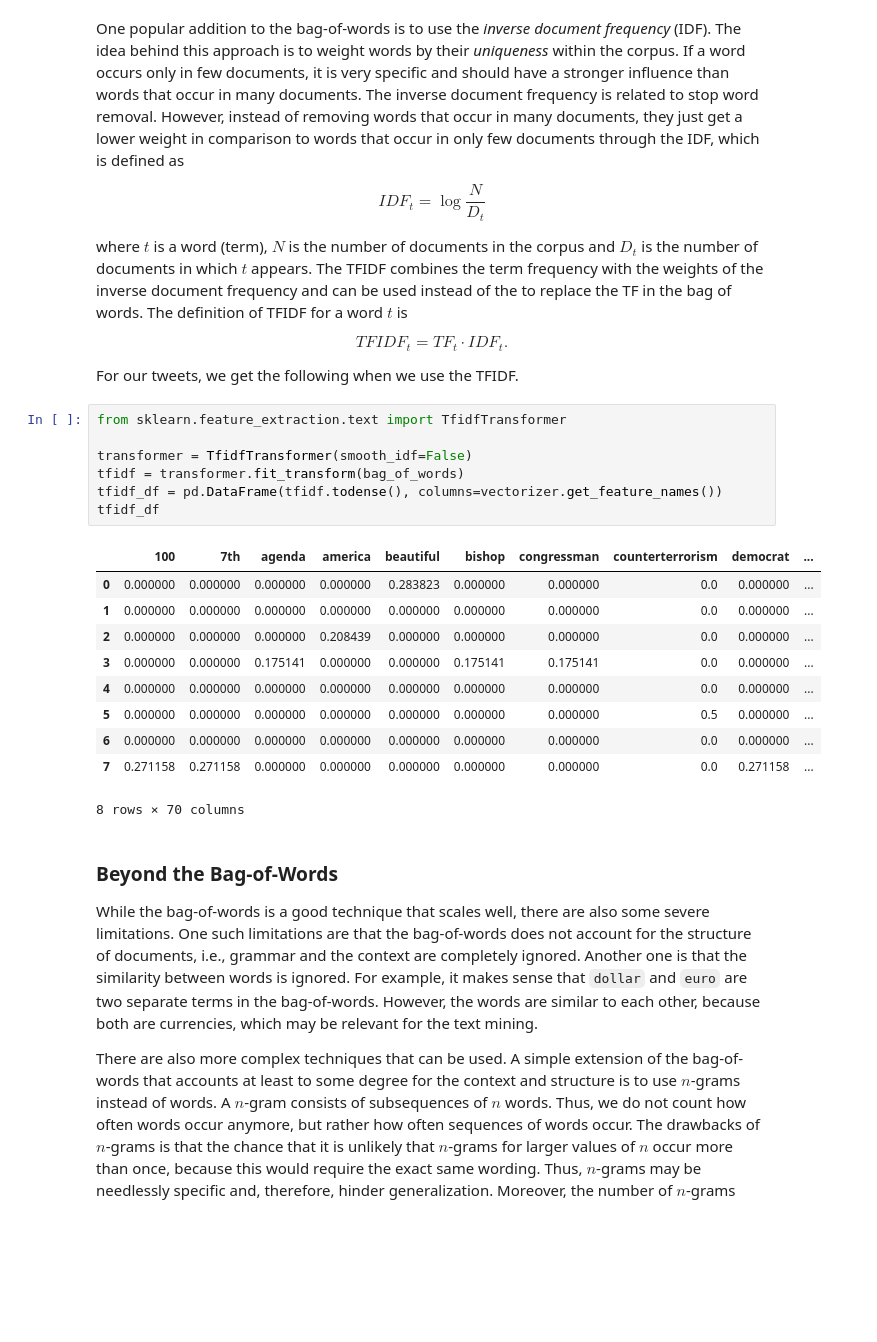
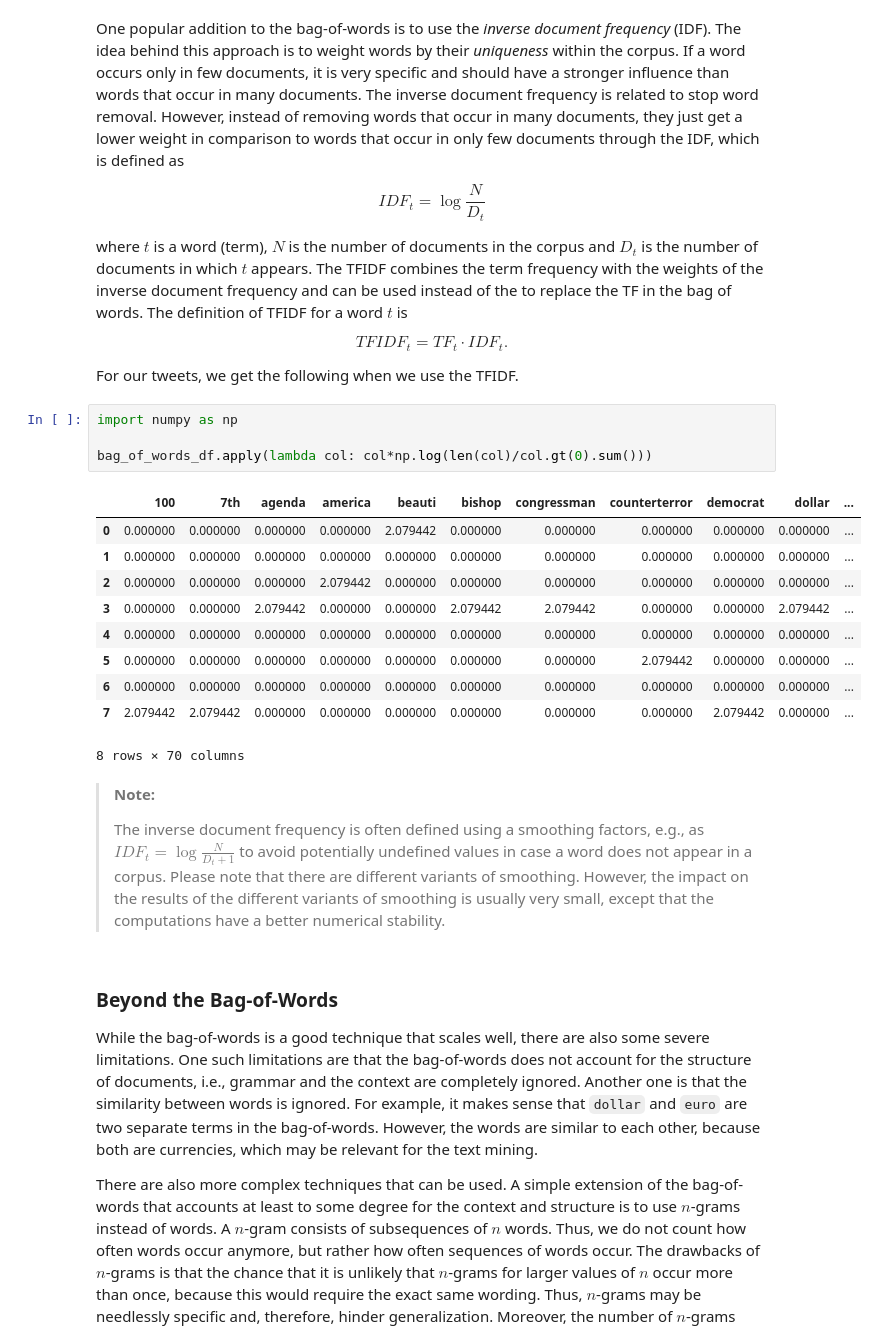
Before and after one commit to sherbold/intro-to-data-science, a Jupyter notebook: content/10_Text-Mining.ipynb, the cells around one changed output. Saved outputs shown, nothing was run; the diff lists cells and outputs as text; blank space fills up the shorter version.

Commit message:
tfidf now without sklearn

```diff
--- a/content/10_Text-Mining.ipynb
+++ b/content/10_Text-Mining.ipynb
@@ -358,24 +356,25 @@ where $t$ is a word (term), $N$ is the number of documents in the corpus and $D_
 $$TFIDF_t = TF_t \cdot IDF_t.$$
 
 For our tweets, we get the following when we use the TFIDF.
-# %%
-from sklearn.feature_extraction.text import TfidfTransformer
-
-transformer = TfidfTransformer(smooth_idf=False)
-tfidf = transformer.fit_transform(bag_of_words)
-tfidf_df = pd.DataFrame(tfidf.todense(), columns=vectorizer.get_feature_names())
-tfidf_df
-# %% [output]
-|  | 100 | 7th | agenda | america | beautiful | bishop | congressman | counterterrorism | democrat | ... |
-| 0 | 0.000000 | 0.000000 | 0.000000 | 0.000000 | 0.283823 | 0.000000 | 0.000000 | 0.0 | 0.000000 | ... |
-| 1 | 0.000000 | 0.000000 | 0.000000 | 0.000000 | 0.000000 | 0.000000 | 0.000000 | 0.0 | 0.000000 | ... |
-| 2 | 0.000000 | 0.000000 | 0.000000 | 0.208439 | 0.000000 | 0.000000 | 0.000000 | 0.0 | 0.000000 | ... |
-| 3 | 0.000000 | 0.000000 | 0.175141 | 0.000000 | 0.000000 | 0.175141 | 0.175141 | 0.0 | 0.000000 | ... |
-| 4 | 0.000000 | 0.000000 | 0.000000 | 0.000000 | 0.000000 | 0.000000 | 0.000000 | 0.0 | 0.000000 | ... |
-| 5 | 0.000000 | 0.000000 | 0.000000 | 0.000000 | 0.000000 | 0.000000 | 0.000000 | 0.5 | 0.000000 | ... |
-| 6 | 0.000000 | 0.000000 | 0.000000 | 0.000000 | 0.000000 | 0.000000 | 0.000000 | 0.0 | 0.000000 | ... |
-| 7 | 0.271158 | 0.271158 | 0.000000 | 0.000000 | 0.000000 | 0.000000 | 0.000000 | 0.0 | 0.271158 | ... |
-8 rows × 70 columns
+# %%
+import numpy as np
+
+bag_of_words_df.apply(lambda col: col*np.log(len(col)/col.gt(0).sum()))
+# %% [output]
+|  | 100 | 7th | agenda | america | beauti | bishop | congressman | counterterror | democrat | dollar | ... |
+| 0 | 0.000000 | 0.000000 | 0.000000 | 0.000000 | 2.079442 | 0.000000 | 0.000000 | 0.000000 | 0.000000 | 0.000000 | ... |
+| 1 | 0.000000 | 0.000000 | 0.000000 | 0.000000 | 0.000000 | 0.000000 | 0.000000 | 0.000000 | 0.000000 | 0.000000 | ... |
+| 2 | 0.000000 | 0.000000 | 0.000000 | 2.079442 | 0.000000 | 0.000000 | 0.000000 | 0.000000 | 0.000000 | 0.000000 | ... |
+| 3 | 0.000000 | 0.000000 | 2.079442 | 0.000000 | 0.000000 | 2.079442 | 2.079442 | 0.000000 | 0.000000 | 2.079442 | ... |
+| 4 | 0.000000 | 0.000000 | 0.000000 | 0.000000 | 0.000000 | 0.000000 | 0.000000 | 0.000000 | 0.000000 | 0.000000 | ... |
+| 5 | 0.000000 | 0.000000 | 0.000000 | 0.000000 | 0.000000 | 0.000000 | 0.000000 | 2.079442 | 0.000000 | 0.000000 | ... |
+| 6 | 0.000000 | 0.000000 | 0.000000 | 0.000000 | 0.000000 | 0.000000 | 0.000000 | 0.000000 | 0.000000 | 0.000000 | ... |
+| 7 | 2.079442 | 2.079442 | 0.000000 | 0.000000 | 0.000000 | 0.000000 | 0.000000 | 0.000000 | 2.079442 | 0.000000 | ... |
+8 rows × 70 columns
+# %% [markdown]
+> **Note:**
+>
+> The inverse document frequency is often defined using a smoothing factors, e.g., as $IDF_t = \log\frac{N}{D_t+1}$ to avoid potentially undefined values in case a word does not appear in a corpus. Please note that there are different variants of smoothing. However, the impact on the results of the different variants of smoothing is usually very small, except that the computations have a better numerical stability.
 # %% [markdown]
 ### Beyond the Bag-of-Words
 
```
Also changed, not shown: parts of 3 cells of this notebook, 4 other files.
